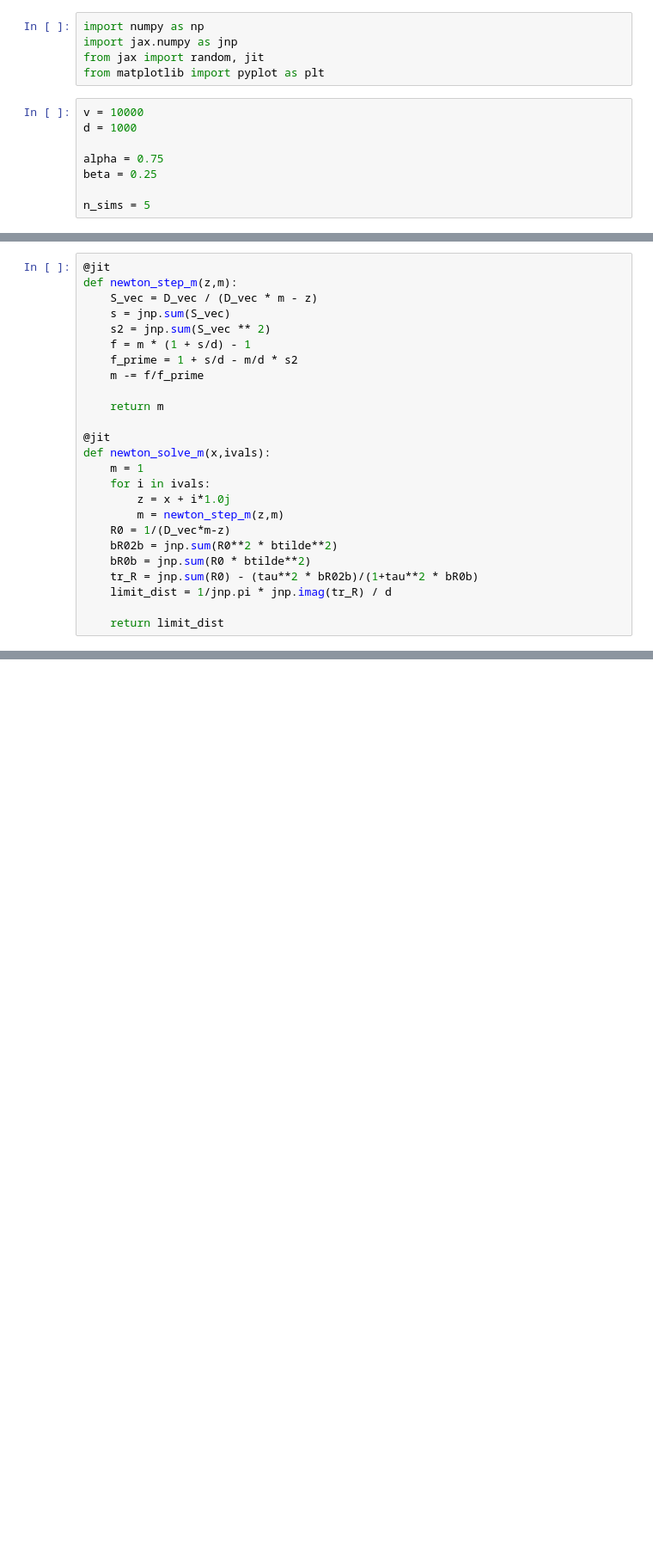
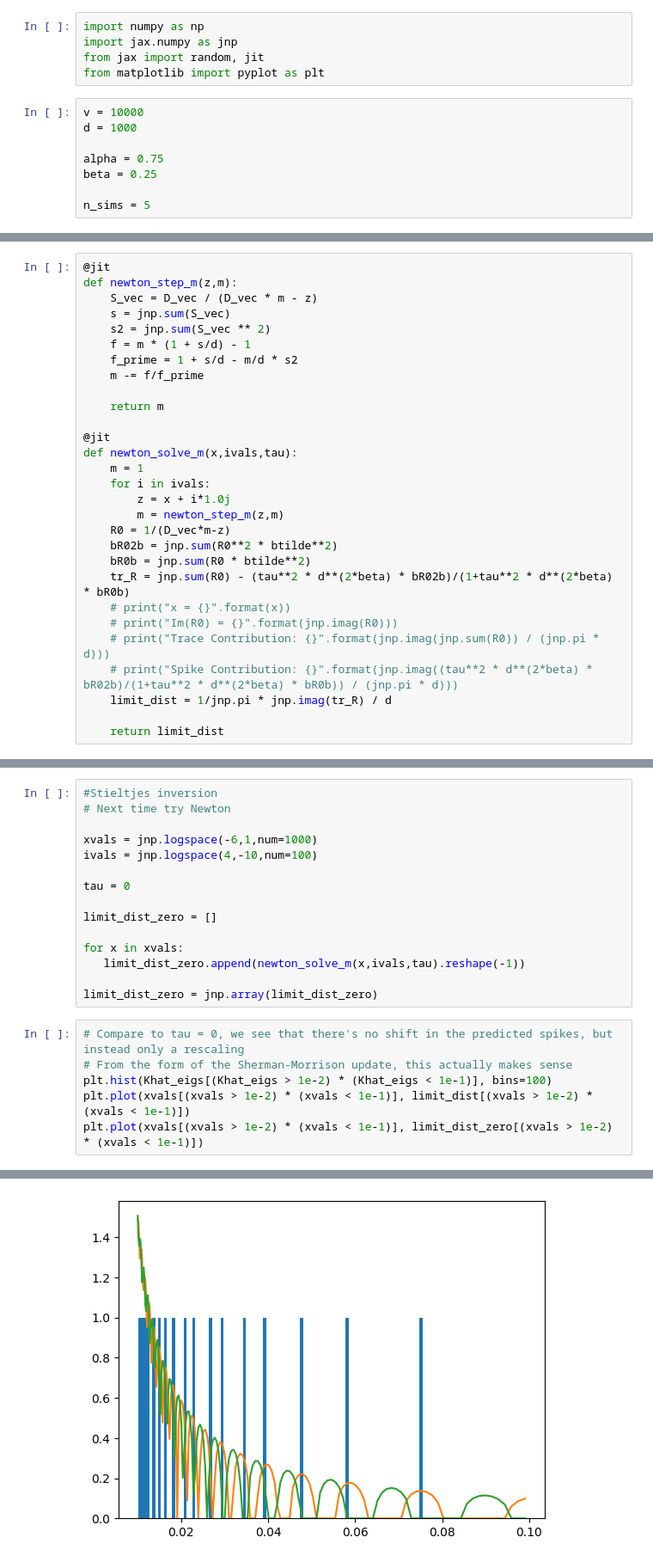
Before and after one commit to kctsiolis/scaling_law_phases, a Jupyter notebook: spike_sim.ipynb, the cells around one changed output, grey strips where cells are left out. Shown at 86% size. Saved outputs shown, nothing was run; the diff lists cells and outputs as text; blank space fills up the shorter version.

```diff
--- a/spike_sim.ipynb
+++ b/spike_sim.ipynb
@@ -64,7 +95,7 @@ def newton_step_m(z,m):
     return m
 
 @jit
-def newton_solve_m(x,ivals):
+def newton_solve_m(x,ivals,tau):
     m = 1
     for i in ivals:
         z = x + i*1.0j
@@ -72,7 +103,11 @@ def newton_solve_m(x,ivals):
     R0 = 1/(D_vec*m-z)
     bR02b = jnp.sum(R0**2 * btilde**2)
     bR0b = jnp.sum(R0 * btilde**2)
-    tr_R = jnp.sum(R0) - (tau**2 * bR02b)/(1+tau**2 * bR0b)
+    tr_R = jnp.sum(R0) - (tau**2 * d**(2*beta) * bR02b)/(1+tau**2 * d**(2*beta) * bR0b)
+    # print("x = {}".format(x))
+    # print("Im(R0) = {}".format(jnp.imag(R0)))
+    # print("Trace Contribution: {}".format(jnp.imag(jnp.sum(R0)) / (jnp.pi * d)))
+    # print("Spike Contribution: {}".format(jnp.imag((tau**2 * d**(2*beta) * bR02b)/(1+tau**2 * d**(2*beta) * bR0b)) / (jnp.pi * d)))
     limit_dist = 1/jnp.pi * jnp.imag(tr_R) / d
 
     return limit_dist
@@ -115,0 +151,22 @@ plt.plot(xvals[(xvals > 1e-2) * (xvals < 1e-1)], limit_dist[(xvals > 1e-2) * (xv
+# %%
+#Stieltjes inversion
+# Next time try Newton
+
+xvals = jnp.logspace(-6,1,num=1000)
+ivals = jnp.logspace(4,-10,num=100)
+
+tau = 0
+
+limit_dist_zero = []
+
+for x in xvals:
+   limit_dist_zero.append(newton_solve_m(x,ivals,tau).reshape(-1))
+
+limit_dist_zero = jnp.array(limit_dist_zero)
+# %%
+# Compare to tau = 0, we see that there's no shift in the predicted spikes, but instead only a rescaling
+# From the form of the Sherman-Morrison update, this actually makes sense
+plt.hist(Khat_eigs[(Khat_eigs > 1e-2) * (Khat_eigs < 1e-1)], bins=100)
+plt.plot(xvals[(xvals > 1e-2) * (xvals < 1e-1)], limit_dist[(xvals > 1e-2) * (xvals < 1e-1)])
+plt.plot(xvals[(xvals > 1e-2) * (xvals < 1e-1)], limit_dist_zero[(xvals > 1e-2) * (xvals < 1e-1)])
+# %% [output]
@@ -115,0 +174 @@ plt.plot(xvals[(xvals > 1e-2) * (xvals < 1e-1)], limit_dist[(xvals > 1e-2) * (xv
+[figure, added]
```
Also changed, not shown: parts of 9 cells of this notebook.
